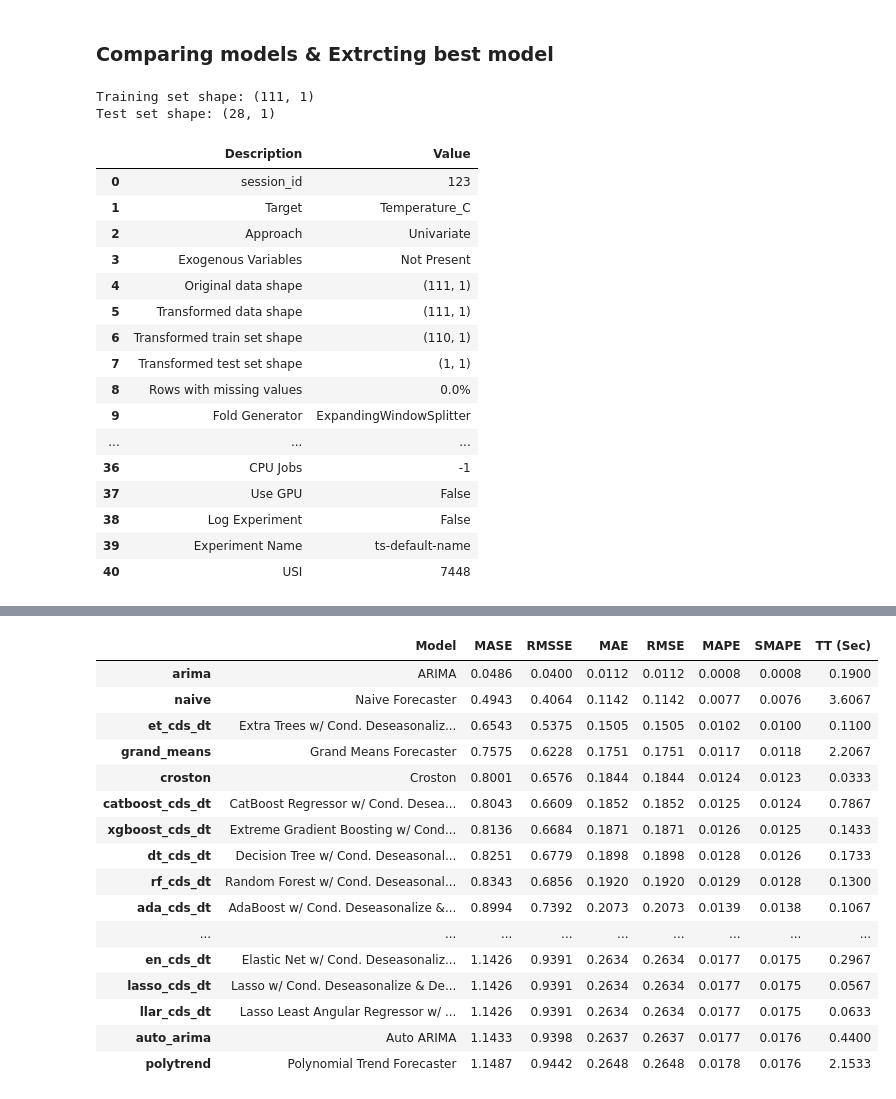
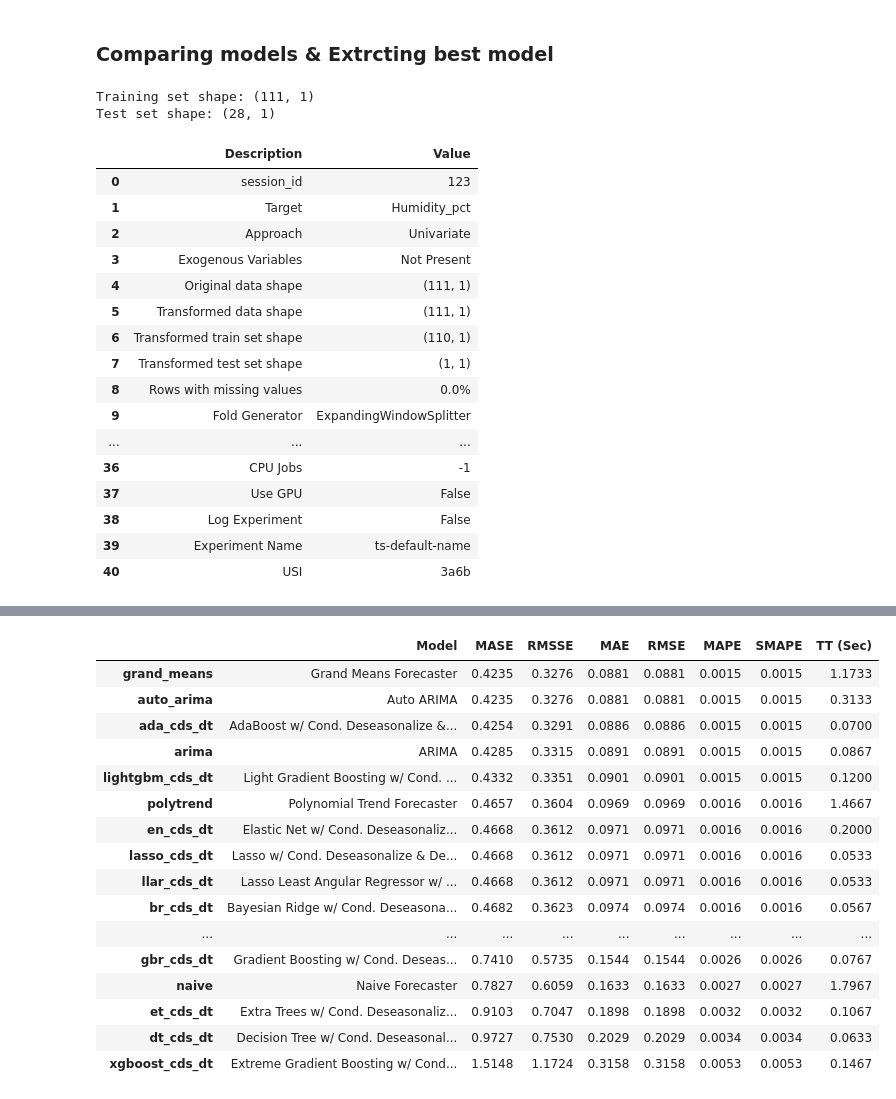
Before and after one commit to Quick-AI-for-ORG/Mele-RIMBA, a Jupyter notebook: forecasting/pycaret.ipynb, the cells around one changed output, grey strips where cells are left out. Saved outputs shown, nothing was run; the diff lists cells and outputs as text; code cells hidden in the pictures.

```diff
--- a/forecasting/pycaret.ipynb
+++ b/forecasting/pycaret.ipynb
@@ -8,7 +8,7 @@ def loadAndPreprocessData(filePath):
     data = pd.read_csv(filePath)
     data['Date_Time'] = pd.to_datetime(data['Date_Time'])
     data['Date'] = data['Date_Time'].dt.date
-    dailyData = data.groupby('Date').agg({'Temperature_C': 'mean'}).reset_index()
+    dailyData = data.groupby('Date').agg({'Humidity_pct': 'mean'}).reset_index()
     dailyData['Date'] = pd.to_datetime(dailyData['Date'])
     dailyData = dailyData.set_index('Date').asfreq('D')
     dailyData = dailyData.interpolate(method='time')
@@ -44,47 +44,47 @@ def trainBestModel(experiment):
 # %%
 dailyData = loadAndPreprocessData('weather_data.csv')
 
 trainData, testData = splitData(dailyData)
 
-exp = setupExperiment(trainData, targetColumn='Temperature_C')
+exp = setupExperiment(trainData, targetColumn='Humidity_pct')
 
 bestModel = trainBestModel(exp)
 # %% [output]
 Training set shape: (111, 1)
 Test set shape: (28, 1)
 |  | Description | Value |
 | 0 | session_id | 123 |
-| 1 | Target | Temperature_C |
+| 1 | Target | Humidity_pct |
 | 2 | Approach | Univariate |
 | 3 | Exogenous Variables | Not Present |
 | 4 | Original data shape | (111, 1) |
 | 5 | Transformed data shape | (111, 1) |
 | 6 | Transformed train set shape | (110, 1) |
 | 7 | Transformed test set shape | (1, 1) |
 | 8 | Rows with missing values | 0.0% |
 | 9 | Fold Generator | ExpandingWindowSplitter |
 | ... | ... | ... |
 | 36 | CPU Jobs | -1 |
 | 37 | Use GPU | False |
 | 38 | Log Experiment | False |
 | 39 | Experiment Name | ts-default-name |
-| 40 | USI | 7448 |
+| 40 | USI | 3a6b |
 [interactive output not drawn]
 |  | Model | MASE | RMSSE | MAE | RMSE | MAPE | SMAPE | TT (Sec) |
-| arima | ARIMA | 0.0486 | 0.0400 | 0.0112 | 0.0112 | 0.0008 | 0.0008 | 0.1900 |
-| naive | Naive Forecaster | 0.4943 | 0.4064 | 0.1142 | 0.1142 | 0.0077 | 0.0076 | 3.6067 |
-| et_cds_dt | Extra Trees w/ Cond. Deseasonaliz... | 0.6543 | 0.5375 | 0.1505 | 0.1505 | 0.0102 | 0.0100 | 0.1100 |
-| grand_means | Grand Means Forecaster | 0.7575 | 0.6228 | 0.1751 | 0.1751 | 0.0117 | 0.0118 | 2.2067 |
-| croston | Croston | 0.8001 | 0.6576 | 0.1844 | 0.1844 | 0.0124 | 0.0123 | 0.0333 |
-| catboost_cds_dt | CatBoost Regressor w/ Cond. Desea... | 0.8043 | 0.6609 | 0.1852 | 0.1852 | 0.0125 | 0.0124 | 0.7867 |
-| xgboost_cds_dt | Extreme Gradient Boosting w/ Cond... | 0.8136 | 0.6684 | 0.1871 | 0.1871 | 0.0126 | 0.0125 | 0.1433 |
-| dt_cds_dt | Decision Tree w/ Cond. Deseasonal... | 0.8251 | 0.6779 | 0.1898 | 0.1898 | 0.0128 | 0.0126 | 0.1733 |
-| rf_cds_dt | Random Forest w/ Cond. Deseasonal... | 0.8343 | 0.6856 | 0.1920 | 0.1920 | 0.0129 | 0.0128 | 0.1300 |
-| ada_cds_dt | AdaBoost w/ Cond. Deseasonalize &... | 0.8994 | 0.7392 | 0.2073 | 0.2073 | 0.0139 | 0.0138 | 0.1067 |
+| grand_means | Grand Means Forecaster | 0.4235 | 0.3276 | 0.0881 | 0.0881 | 0.0015 | 0.0015 | 1.1733 |
+| auto_arima | Auto ARIMA | 0.4235 | 0.3276 | 0.0881 | 0.0881 | 0.0015 | 0.0015 | 0.3133 |
+| ada_cds_dt | AdaBoost w/ Cond. Deseasonalize &... | 0.4254 | 0.3291 | 0.0886 | 0.0886 | 0.0015 | 0.0015 | 0.0700 |
+| arima | ARIMA | 0.4285 | 0.3315 | 0.0891 | 0.0891 | 0.0015 | 0.0015 | 0.0867 |
+| lightgbm_cds_dt | Light Gradient Boosting w/ Cond. ... | 0.4332 | 0.3351 | 0.0901 | 0.0901 | 0.0015 | 0.0015 | 0.1200 |
+| polytrend | Polynomial Trend Forecaster | 0.4657 | 0.3604 | 0.0969 | 0.0969 | 0.0016 | 0.0016 | 1.4667 |
+| en_cds_dt | Elastic Net w/ Cond. Deseasonaliz... | 0.4668 | 0.3612 | 0.0971 | 0.0971 | 0.0016 | 0.0016 | 0.2000 |
+| lasso_cds_dt | Lasso w/ Cond. Deseasonalize & De... | 0.4668 | 0.3612 | 0.0971 | 0.0971 | 0.0016 | 0.0016 | 0.0533 |
+| llar_cds_dt | Lasso Least Angular Regressor w/ ... | 0.4668 | 0.3612 | 0.0971 | 0.0971 | 0.0016 | 0.0016 | 0.0533 |
+| br_cds_dt | Bayesian Ridge w/ Cond. Deseasona... | 0.4682 | 0.3623 | 0.0974 | 0.0974 | 0.0016 | 0.0016 | 0.0567 |
 | ... | ... | ... | ... | ... | ... | ... | ... | ... |
-| en_cds_dt | Elastic Net w/ Cond. Deseasonaliz... | 1.1426 | 0.9391 | 0.2634 | 0.2634 | 0.0177 | 0.0175 | 0.2967 |
-| lasso_cds_dt | Lasso w/ Cond. Deseasonalize & De... | 1.1426 | 0.9391 | 0.2634 | 0.2634 | 0.0177 | 0.0175 | 0.0567 |
-| llar_cds_dt | Lasso Least Angular Regressor w/ ... | 1.1426 | 0.9391 | 0.2634 | 0.2634 | 0.0177 | 0.0175 | 0.0633 |
-| auto_arima | Auto ARIMA | 1.1433 | 0.9398 | 0.2637 | 0.2637 | 0.0177 | 0.0176 | 0.4400 |
-| polytrend | Polynomial Trend Forecaster | 1.1487 | 0.9442 | 0.2648 | 0.2648 | 0.0178 | 0.0176 | 2.1533 |
+| gbr_cds_dt | Gradient Boosting w/ Cond. Deseas... | 0.7410 | 0.5735 | 0.1544 | 0.1544 | 0.0026 | 0.0026 | 0.0767 |
+| naive | Naive Forecaster | 0.7827 | 0.6059 | 0.1633 | 0.1633 | 0.0027 | 0.0027 | 1.7967 |
+| et_cds_dt | Extra Trees w/ Cond. Deseasonaliz... | 0.9103 | 0.7047 | 0.1898 | 0.1898 | 0.0032 | 0.0032 | 0.1067 |
+| dt_cds_dt | Decision Tree w/ Cond. Deseasonal... | 0.9727 | 0.7530 | 0.2029 | 0.2029 | 0.0034 | 0.0034 | 0.0633 |
+| xgboost_cds_dt | Extreme Gradient Boosting w/ Cond... | 1.5148 | 1.1724 | 0.3158 | 0.3158 | 0.0053 | 0.0053 | 0.1467 |
 [interactive output not drawn]
```
Also changed, not shown: 1 other file.
